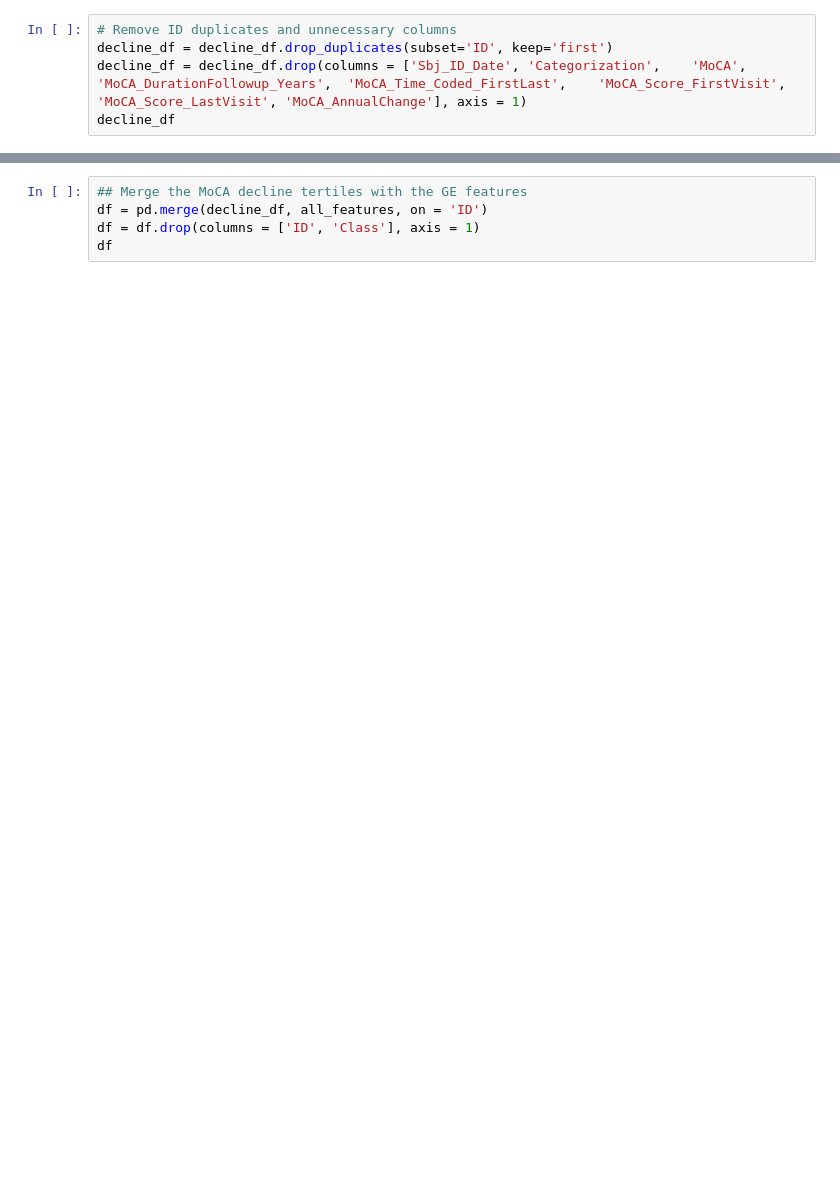
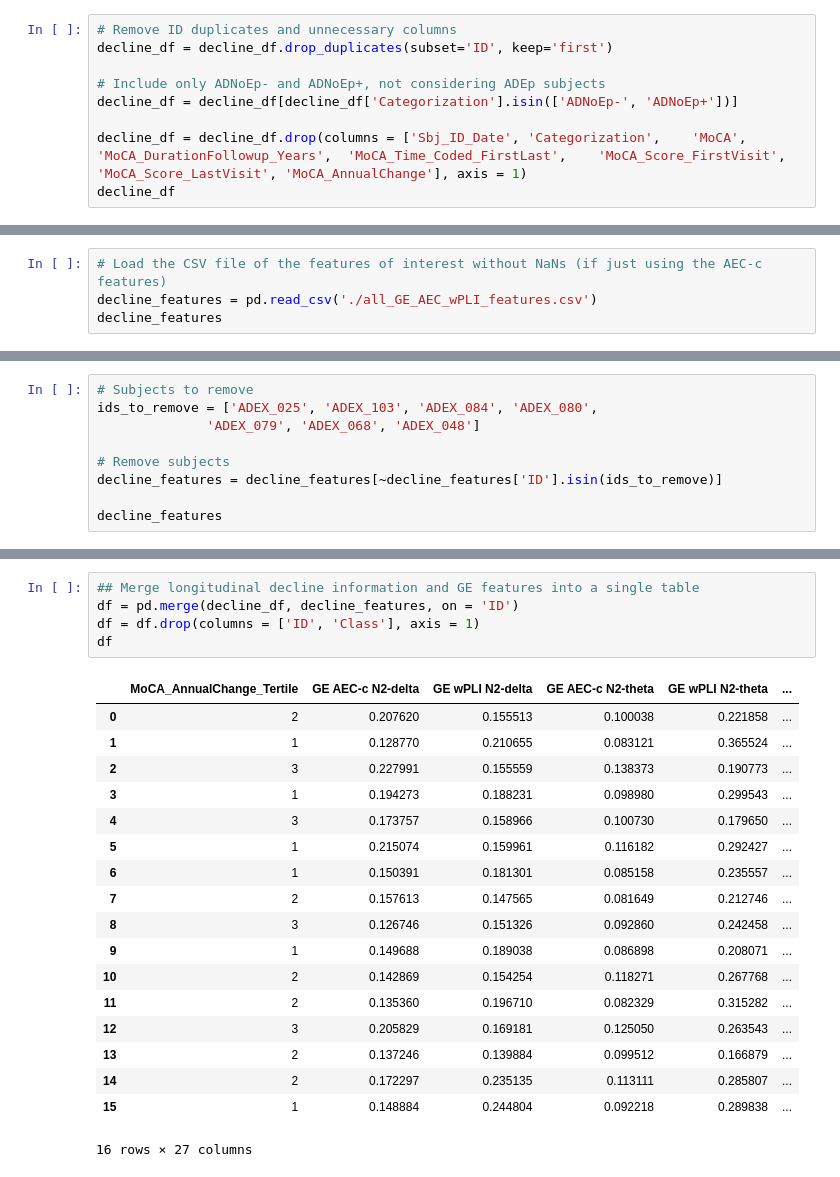
Before and after one commit to LamLab-MGH/SleepFC, a Jupyter notebook: Classifier_MoCA_decline.ipynb, the cells around one changed output, grey strips where cells are left out. Drawn from its saved outputs; the diff is of its cells as text; blank space fills up the shorter version.

```diff
--- a/Classifier_MoCA_decline.ipynb
+++ b/Classifier_MoCA_decline.ipynb
@@ -252,5 +268,9 @@ decline_df
 # %%
 # Remove ID duplicates and unnecessary columns
 decline_df = decline_df.drop_duplicates(subset='ID', keep='first')
+
+# Include only ADNoEp- and ADNoEp+, not considering ADEp subjects
+decline_df = decline_df[decline_df['Categorization'].isin(['ADNoEp-', 'ADNoEp+'])]
+
 decline_df = decline_df.drop(columns = ['Sbj_ID_Date', 'Categorization',	'MoCA',	'MoCA_DurationFollowup_Years',	'MoCA_Time_Coded_FirstLast',	'MoCA_Score_FirstVisit',	'MoCA_Score_LastVisit',	'MoCA_AnnualChange'], axis = 1)
 decline_df
@@ -265,0 +300,4 @@ all_features
+# %%
+# Load the CSV file of the features of interest without NaNs (if just using the AEC-c features)
+decline_features = pd.read_csv('./all_GE_AEC_wPLI_features.csv')
+decline_features
@@ -265,0 +318,9 @@ all_features
+# %%
+# Subjects to remove
+ids_to_remove = ['ADEX_025', 'ADEX_103', 'ADEX_084', 'ADEX_080',
+              'ADEX_079', 'ADEX_068', 'ADEX_048']
+
+# Remove subjects
+decline_features = decline_features[~decline_features['ID'].isin(ids_to_remove)]
+
+decline_features
@@ -266,6 +341,25 @@ all_features
 # %%
-## Merge the MoCA decline tertiles with the GE features
-df = pd.merge(decline_df, all_features, on = 'ID')
+## Merge longitudinal decline information and GE features into a single table
+df = pd.merge(decline_df, decline_features, on = 'ID')
 df = df.drop(columns = ['ID', 'Class'], axis = 1)
 df
+# %% [output]
+|  | MoCA_AnnualChange_Tertile | GE AEC-c N2-delta | GE wPLI N2-delta | GE AEC-c N2-theta | GE wPLI N2-theta | ... |
+| 0 | 2 | 0.207620 | 0.155513 | 0.100038 | 0.221858 | ... |
+| 1 | 1 | 0.128770 | 0.210655 | 0.083121 | 0.365524 | ... |
+| 2 | 3 | 0.227991 | 0.155559 | 0.138373 | 0.190773 | ... |
+| 3 | 1 | 0.194273 | 0.188231 | 0.098980 | 0.299543 | ... |
+| 4 | 3 | 0.173757 | 0.158966 | 0.100730 | 0.179650 | ... |
+| 5 | 1 | 0.215074 | 0.159961 | 0.116182 | 0.292427 | ... |
+| 6 | 1 | 0.150391 | 0.181301 | 0.085158 | 0.235557 | ... |
+| 7 | 2 | 0.157613 | 0.147565 | 0.081649 | 0.212746 | ... |
+| 8 | 3 | 0.126746 | 0.151326 | 0.092860 | 0.242458 | ... |
+| 9 | 1 | 0.149688 | 0.189038 | 0.086898 | 0.208071 | ... |
+| 10 | 2 | 0.142869 | 0.154254 | 0.118271 | 0.267768 | ... |
+| 11 | 2 | 0.135360 | 0.196710 | 0.082329 | 0.315282 | ... |
+| 12 | 3 | 0.205829 | 0.169181 | 0.125050 | 0.263543 | ... |
+| 13 | 2 | 0.137246 | 0.139884 | 0.099512 | 0.166879 | ... |
+| 14 | 2 | 0.172297 | 0.235135 | 0.113111 | 0.285807 | ... |
+| 15 | 1 | 0.148884 | 0.244804 | 0.092218 | 0.289838 | ... |
+16 rows × 27 columns
 # %%
```
Also changed, not shown: parts of 15 cells of this notebook, 2 other files.
